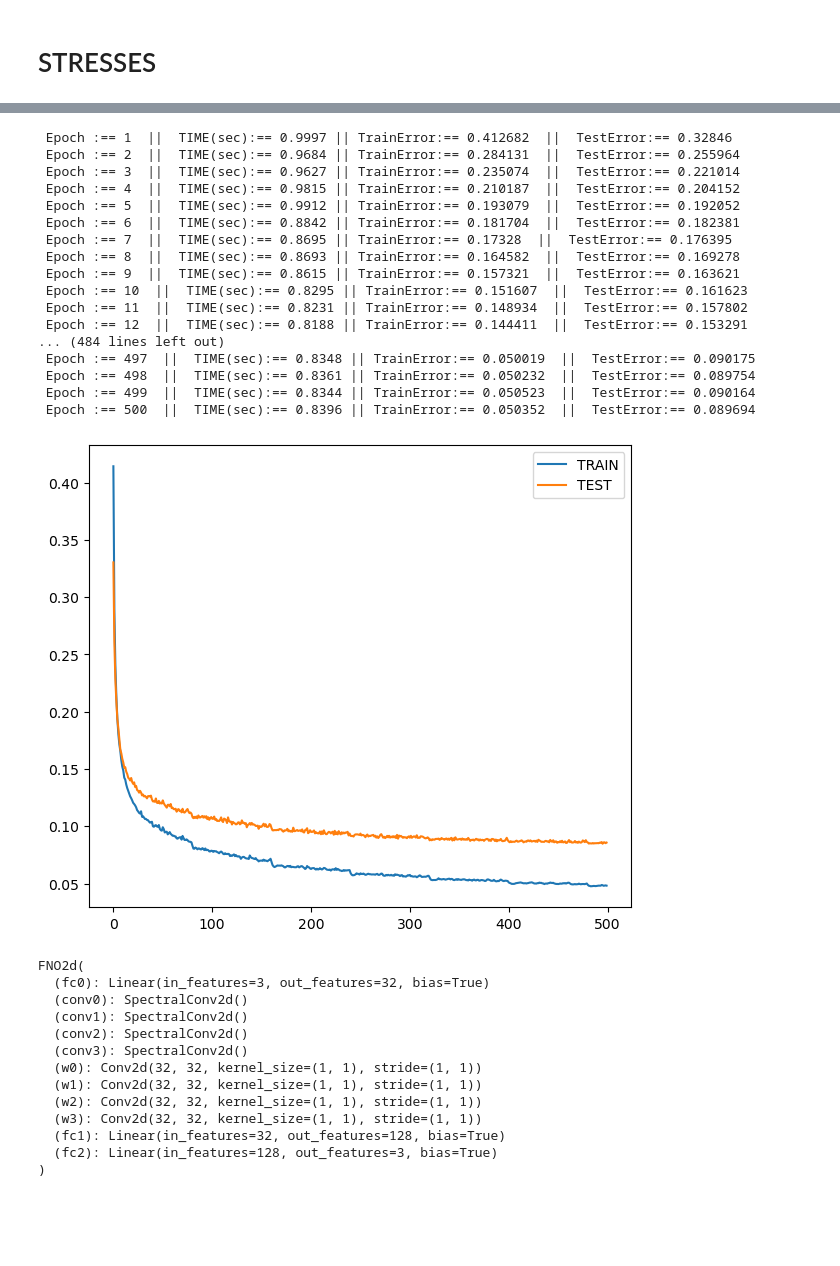
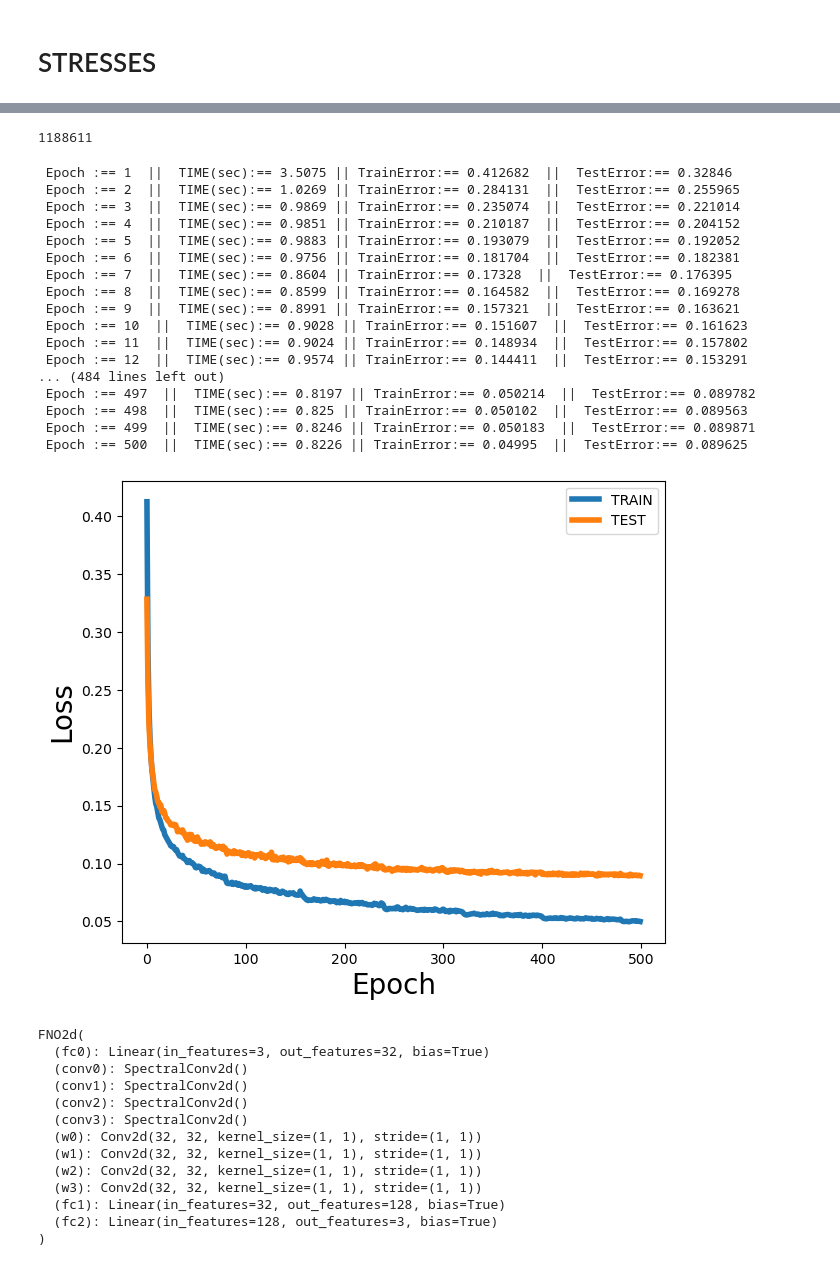
Before and after one commit to M3RG-IITD/FNO-StressStrain, a Jupyter notebook: benchmarking/FNO.ipynb, the cells around one changed output, grey strips where cells are left out. Cells and saved outputs as stored; diff of their text form; code cells hidden in the pictures; blank space fills up the shorter version.

```diff
--- a/benchmarking/FNO.ipynb
+++ b/benchmarking/FNO.ipynb
@@ -14,7 +14,8 @@ import torch
 import torch.nn as nn
 import torch.nn.functional as F
 from torch.nn.parameter import Parameter
-
+from Adam import Adam
+from sklearn.metrics import r2_score
 import matplotlib.pyplot as plt
 
 import operator
@@ -23,9 +24,9 @@ from functools import partial
 import scipy.io as sio
 
 from timeit import default_timer
-from utilities3 import *
-from Adam import Adam
-from sklearn.metrics import r2_score
+from utility import *
+
+device = torch.device('cuda:0' if torch.cuda.is_available() else 'cpu')
 torch.manual_seed(0)
 np.random.seed(0)
 # %% [markdown]
@@ -346,9 +295,9 @@ plt.show()
 # %% [markdown]
 ## Testing
 # %%
-path = 'FNO_STRAIN_N1200_ep500.pt'
-model.load_state_dict(torch.load(path))
-print(model)
+# path = 'FNO_STRAIN_N1200_ep500.pt'
+# model.load_state_dict(torch.load(path))
+# print(model)
 # %% [output]
 FNO2d(
   (fc0): Linear(in_features=3, out_features=32, bias=True)
@@ -586,3 +430,21 @@ else:
+# %%
+
+# ################################################################
+## Model
+# ################################################################
+model = FNO2d(modes, modes, width).to(device)
+print(count_params(model))
+
+optimizer = Adam(model.parameters(), lr=learning_rate, weight_decay=1e-3)
+scheduler = torch.optim.lr_scheduler.StepLR(optimizer, step_size=step_size, gamma=gamma)
+
+
+if device=='cpu':
+    y_normalizer.cpu()
+else:
+    y_normalizer.cuda()
+# %% [output]
+1188611
 # %%
 
 
@@ -600,7 +462,7 @@ for ep in range(epochs):
 
         optimizer.zero_grad()
 
-        out = model(x).reshape(batch_size, dim, dim,strain_channels)
+        out = model(x).reshape(batch_size, dim, dim,stress_channels)
         out = y_normalizer.decode(out)
         y = y_normalizer.decode(y)
 
@@ -616,7 +478,7 @@ for ep in range(epochs):
     with torch.no_grad():
         for x, y in test_loader:
             x, y = x.cuda(), y.cuda()
-            out = model(x).reshape(batch_size, dim, dim,strain_channels)
+            out = model(x).reshape(batch_size, dim, dim,stress_channels)
             out = y_normalizer.decode(out)
 
             test_l2 += lossfunc(y.view(batch_size,-1),out.view(batch_size,-1)).item()
@@ -629,21 +491,21 @@ for ep in range(epochs):
     print(f' Epoch :== {ep+1}  ||  TIME(sec):== {np.round((t2-t1),4)} '
           f'|| TrainError:== {np.round(train_l2,6)}  ||  TestError:== {np.round(test_l2,6)}')
 # %% [output]
- Epoch :== 1  ||  TIME(sec):== 0.9997 || TrainError:== 0.412682  ||  TestError:== 0.32846
- Epoch :== 2  ||  TIME(sec):== 0.9684 || TrainError:== 0.284131  ||  TestError:== 0.255964
- Epoch :== 3  ||  TIME(sec):== 0.9627 || TrainError:== 0.235074  ||  TestError:== 0.221014
- Epoch :== 4  ||  TIME(sec):== 0.9815 || TrainError:== 0.210187  ||  TestError:== 0.204152
- Epoch :== 5  ||  TIME(sec):== 0.9912 || TrainError:== 0.193079  ||  TestError:== 0.192052
- Epoch :== 6  ||  TIME(sec):== 0.8842 || TrainError:== 0.181704  ||  TestError:== 0.182381
- Epoch :== 7  ||  TIME(sec):== 0.8695 || TrainError:== 0.17328  ||  TestError:== 0.176395
- Epoch :== 8  ||  TIME(sec):== 0.8693 || TrainError:== 0.164582  ||  TestError:== 0.169278
- Epoch :== 9  ||  TIME(sec):== 0.8615 || TrainError:== 0.157321  ||  TestError:== 0.163621
- Epoch :== 10  ||  TIME(sec):== 0.8295 || TrainError:== 0.151607  ||  TestError:== 0.161623
- Epoch :== 11  ||  TIME(sec):== 0.8231 || TrainError:== 0.148934  ||  TestError:== 0.157802
- Epoch :== 12  ||  TIME(sec):== 0.8188 || TrainError:== 0.144411  ||  TestError:== 0.153291
+ Epoch :== 1  ||  TIME(sec):== 3.5075 || TrainError:== 0.412682  ||  TestError:== 0.32846
+ Epoch :== 2  ||  TIME(sec):== 1.0269 || TrainError:== 0.284131  ||  TestError:== 0.255965
+ Epoch :== 3  ||  TIME(sec):== 0.9869 || TrainError:== 0.235074  ||  TestError:== 0.221014
+ Epoch :== 4  ||  TIME(sec):== 0.9851 || TrainError:== 0.210187  ||  TestError:== 0.204152
+ Epoch :== 5  ||  TIME(sec):== 0.9883 || TrainError:== 0.193079  ||  TestError:== 0.192052
+ Epoch :== 6  ||  TIME(sec):== 0.9756 || TrainError:== 0.181704  ||  TestError:== 0.182381
+ Epoch :== 7  ||  TIME(sec):== 0.8604 || TrainError:== 0.17328  ||  TestError:== 0.176395
+ Epoch :== 8  ||  TIME(sec):== 0.8599 || TrainError:== 0.164582  ||  TestError:== 0.169278
+ Epoch :== 9  ||  TIME(sec):== 0.8991 || TrainError:== 0.157321  ||  TestError:== 0.163621
+ Epoch :== 10  ||  TIME(sec):== 0.9028 || TrainError:== 0.151607  ||  TestError:== 0.161623
+ Epoch :== 11  ||  TIME(sec):== 0.9024 || TrainError:== 0.148934  ||  TestError:== 0.157802
+ Epoch :== 12  ||  TIME(sec):== 0.9574 || TrainError:== 0.144411  ||  TestError:== 0.153291
 ... (484 lines left out)
- Epoch :== 497  ||  TIME(sec):== 0.8348 || TrainError:== 0.050019  ||  TestError:== 0.090175
- Epoch :== 498  ||  TIME(sec):== 0.8361 || TrainError:== 0.050232  ||  TestError:== 0.089754
- Epoch :== 499  ||  TIME(sec):== 0.8344 || TrainError:== 0.050523  ||  TestError:== 0.090164
- Epoch :== 500  ||  TIME(sec):== 0.8396 || TrainError:== 0.050352  ||  TestError:== 0.089694
+ Epoch :== 497  ||  TIME(sec):== 0.8197 || TrainError:== 0.050214  ||  TestError:== 0.089782
+ Epoch :== 498  ||  TIME(sec):== 0.825 || TrainError:== 0.050102  ||  TestError:== 0.089563
+ Epoch :== 499  ||  TIME(sec):== 0.8246 || TrainError:== 0.050183  ||  TestError:== 0.089871
+ Epoch :== 500  ||  TIME(sec):== 0.8226 || TrainError:== 0.04995  ||  TestError:== 0.089625
 # %%
@@ -655,9 +517,11 @@ np.save('testFNOStress', testnn)
 # %%
 plt.figure(figsize=(7,6))
-plt.plot(range(epochs),trainerror, label ="TRAIN")
-plt.plot(range(epochs),testerror, label ="TEST")
+plt.plot(range(epochs),trainerror,linewidth = 4,label ="TRAIN")
+plt.plot(range(epochs),testerror, linewidth = 4,label ="TEST")
+plt.xlabel('Epoch', fontsize =20)
+plt.ylabel('Loss', fontsize =20)
 plt.legend()
 plt.show()
 # %% [output]
-[figure, old version]
+[figure, new version]
 # %%
```
Also changed, not shown: parts of 26 cells of this notebook, 4 other files.
